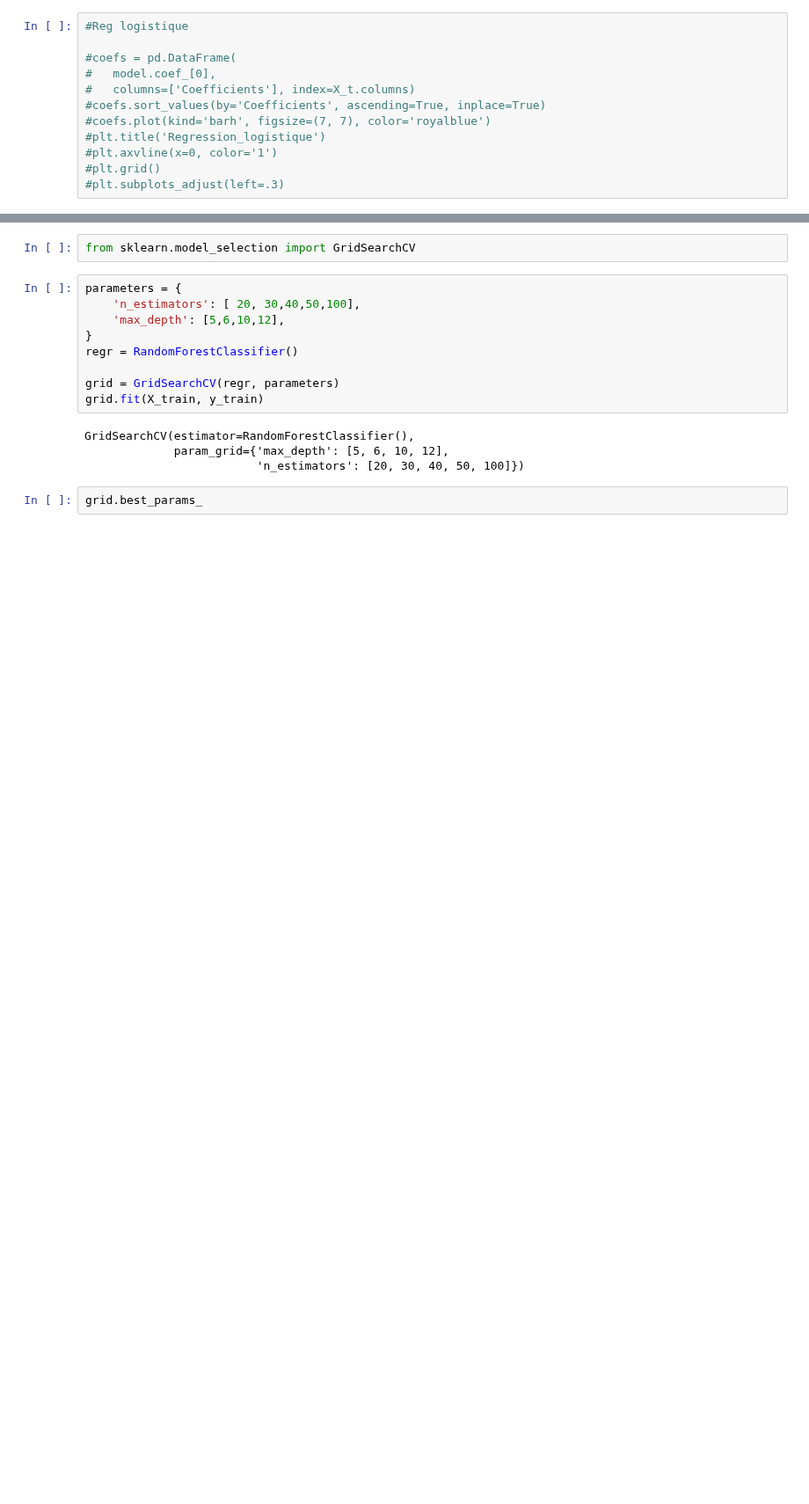
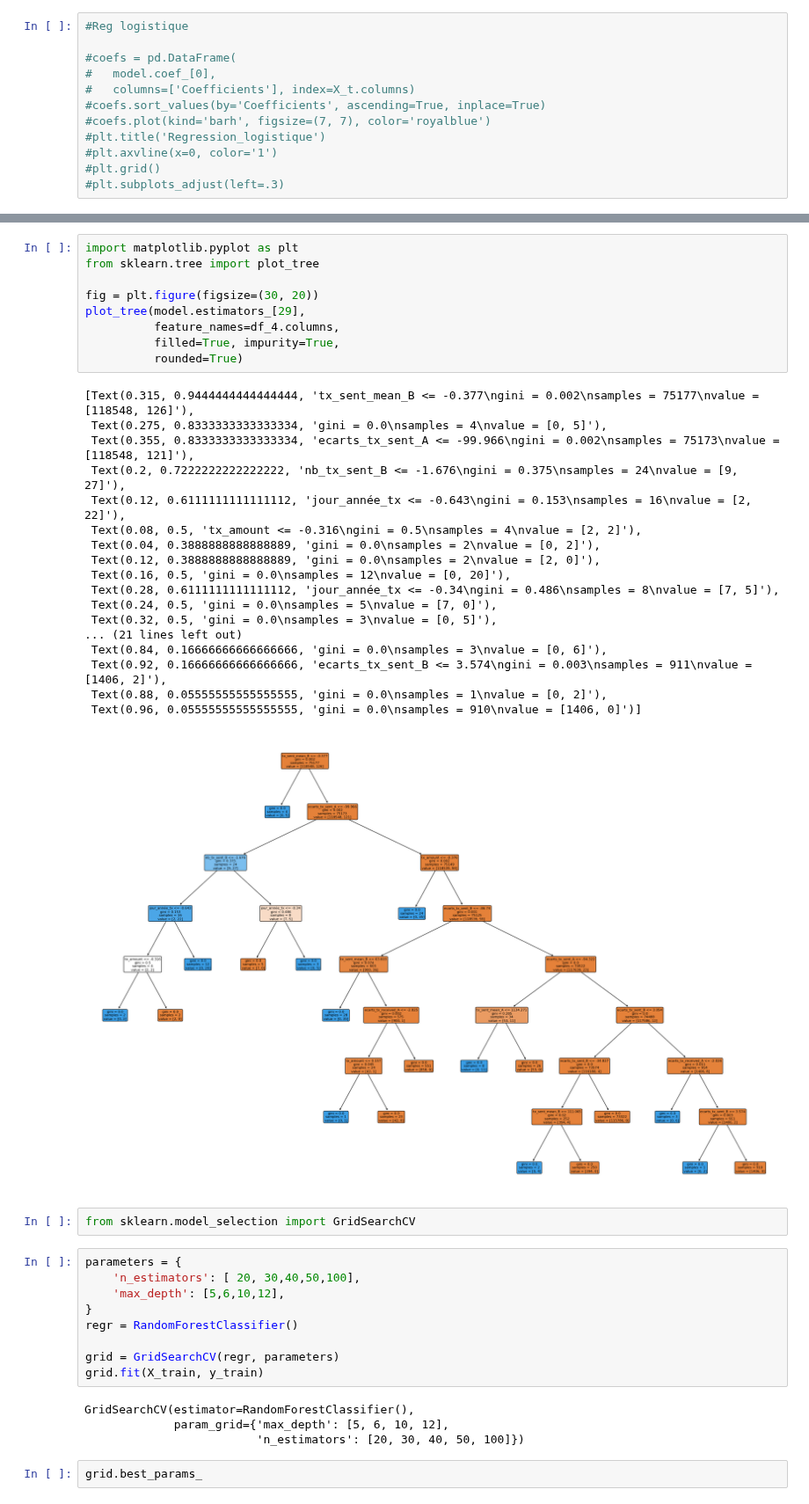
Before and after one commit to CorentinPernot/Statapp, a Jupyter notebook: Notebook/Base_clients_enrichissements.ipynb, the cells around one changed output, grey strips where cells are left out. Shown at 88% size. Cells and saved outputs as stored; diff of their text form; blank space fills up the shorter version.

```diff
--- a/Notebook/Base_clients_enrichissements.ipynb
+++ b/Notebook/Base_clients_enrichissements.ipynb
@@ -593,3 +631,31 @@ plt.show()
+# %%
+import matplotlib.pyplot as plt
+from sklearn.tree import plot_tree
+
+fig = plt.figure(figsize=(30, 20))
+plot_tree(model.estimators_[29],
+          feature_names=df_4.columns,
+          filled=True, impurity=True,
+          rounded=True)
+# %% [output]
+[Text(0.315, 0.9444444444444444, 'tx_sent_mean_B <= -0.377\ngini = 0.002\nsamples = 75177\nvalue = [118548, 126]'),
+ Text(0.275, 0.8333333333333334, 'gini = 0.0\nsamples = 4\nvalue = [0, 5]'),
+ Text(0.355, 0.8333333333333334, 'ecarts_tx_sent_A <= -99.966\ngini = 0.002\nsamples = 75173\nvalue = [118548, 121]'),
+ Text(0.2, 0.7222222222222222, 'nb_tx_sent_B <= -1.676\ngini = 0.375\nsamples = 24\nvalue = [9, 27]'),
+ Text(0.12, 0.6111111111111112, 'jour_année_tx <= -0.643\ngini = 0.153\nsamples = 16\nvalue = [2, 22]'),
+ Text(0.08, 0.5, 'tx_amount <= -0.316\ngini = 0.5\nsamples = 4\nvalue = [2, 2]'),
+ Text(0.04, 0.3888888888888889, 'gini = 0.0\nsamples = 2\nvalue = [0, 2]'),
+ Text(0.12, 0.3888888888888889, 'gini = 0.0\nsamples = 2\nvalue = [2, 0]'),
+ Text(0.16, 0.5, 'gini = 0.0\nsamples = 12\nvalue = [0, 20]'),
+ Text(0.28, 0.6111111111111112, 'jour_année_tx <= -0.34\ngini = 0.486\nsamples = 8\nvalue = [7, 5]'),
+ Text(0.24, 0.5, 'gini = 0.0\nsamples = 5\nvalue = [7, 0]'),
+ Text(0.32, 0.5, 'gini = 0.0\nsamples = 3\nvalue = [0, 5]'),
+... (21 lines left out)
+ Text(0.84, 0.16666666666666666, 'gini = 0.0\nsamples = 3\nvalue = [0, 6]'),
+ Text(0.92, 0.16666666666666666, 'ecarts_tx_sent_B <= 3.574\ngini = 0.003\nsamples = 911\nvalue = [1406, 2]'),
+ Text(0.88, 0.05555555555555555, 'gini = 0.0\nsamples = 1\nvalue = [0, 2]'),
+ Text(0.96, 0.05555555555555555, 'gini = 0.0\nsamples = 910\nvalue = [1406, 0]')]
+[figure, added]
 # %%
 from sklearn.model_selection import GridSearchCV
 # %%
```
Also changed, not shown: parts of 7 cells of this notebook.
